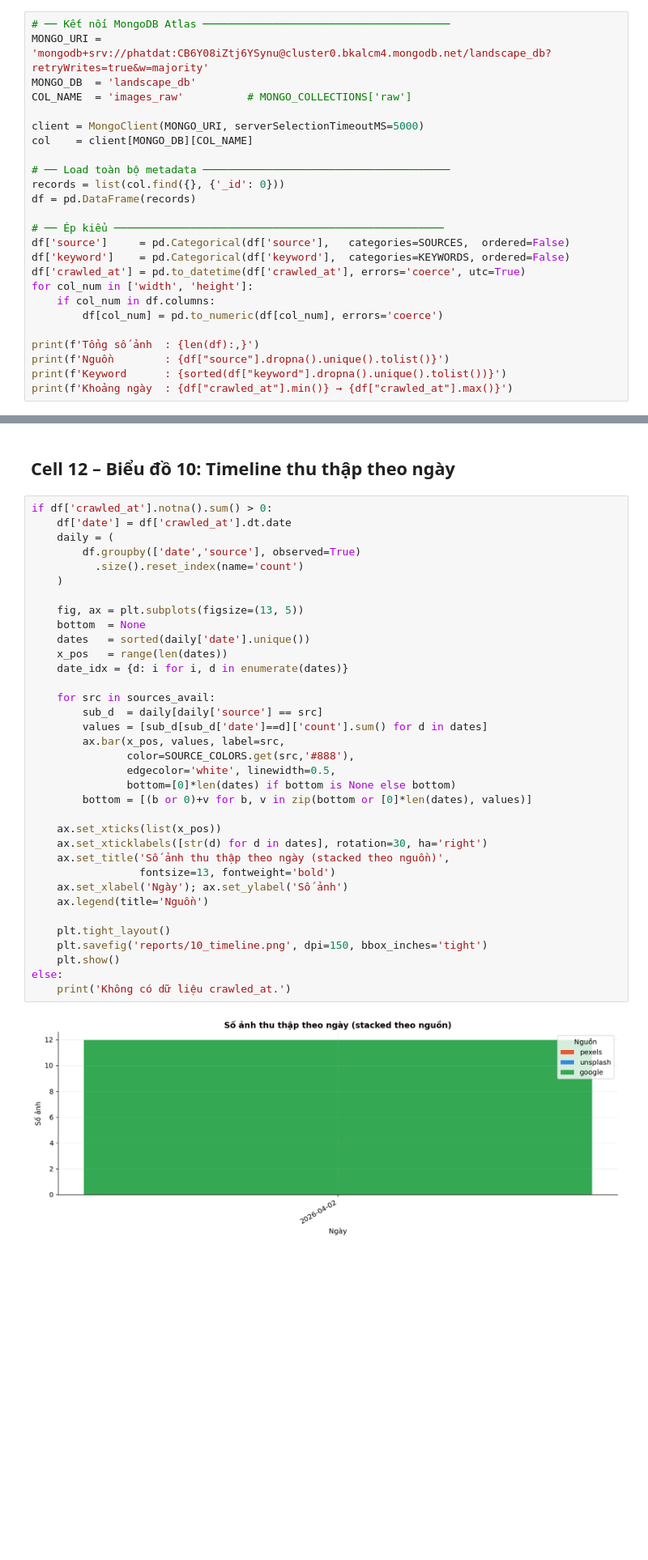
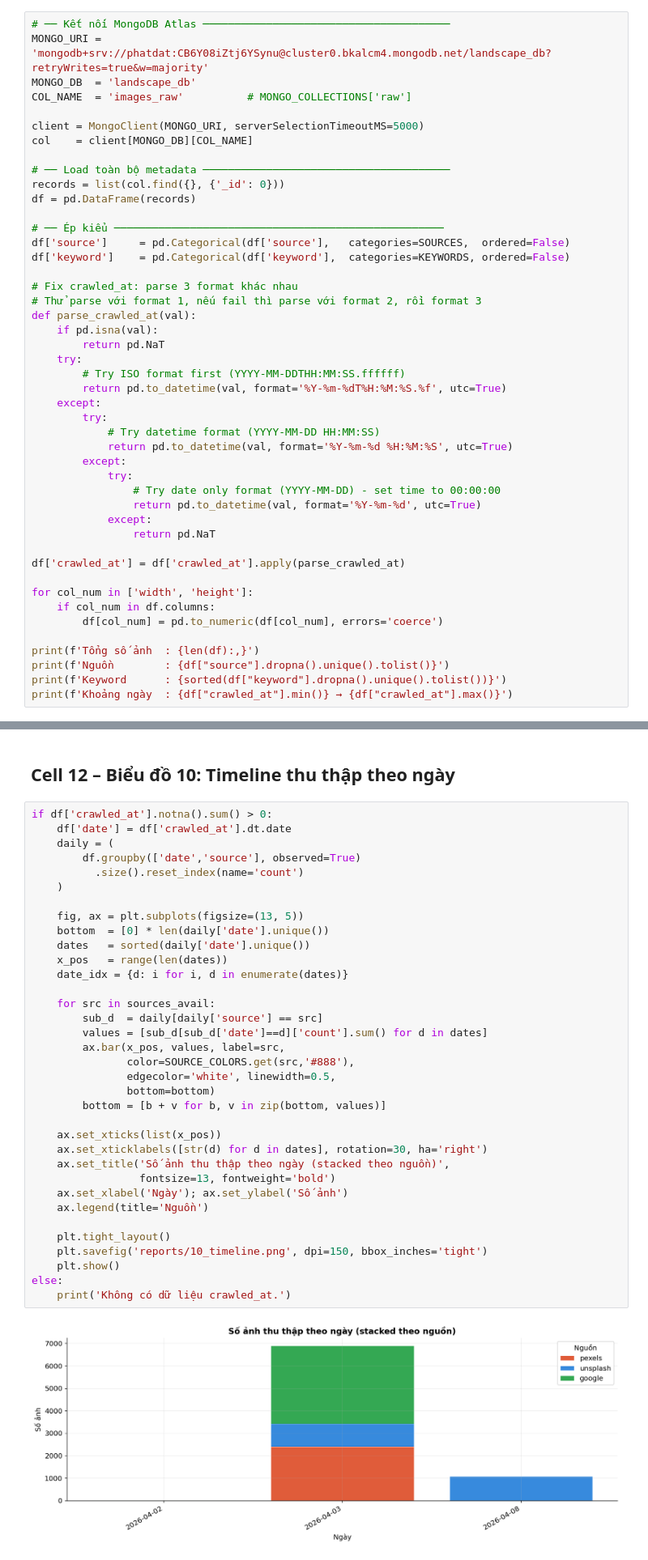
Before and after one commit to phatdat20905/landscape-image-clustering, a Jupyter notebook: notebooks/eda.ipynb, the cells around one changed output, grey strips where cells are left out. Shown at 81% size. Drawn from its saved outputs; the diff is of its cells as text; blank space fills up the shorter version.

```diff
--- a/notebooks/eda.ipynb
+++ b/notebooks/eda.ipynb
@@ -102,7 +84,28 @@ df = pd.DataFrame(records)
 # ── Ép kiểu ────────────────────────────────────────────────────
 df['source']     = pd.Categorical(df['source'],   categories=SOURCES,  ordered=False)
 df['keyword']    = pd.Categorical(df['keyword'],  categories=KEYWORDS, ordered=False)
-df['crawled_at'] = pd.to_datetime(df['crawled_at'], errors='coerce', utc=True)
+
+# Fix crawled_at: parse 3 format khác nhau
+# Thử parse với format 1, nếu fail thì parse với format 2, rồi format 3
+def parse_crawled_at(val):
+    if pd.isna(val):
+        return pd.NaT
+    try:
+        # Try ISO format first (YYYY-MM-DDTHH:MM:SS.ffffff)
+        return pd.to_datetime(val, format='%Y-%m-%dT%H:%M:%S.%f', utc=True)
+    except:
+        try:
+            # Try datetime format (YYYY-MM-DD HH:MM:SS)
+            return pd.to_datetime(val, format='%Y-%m-%d %H:%M:%S', utc=True)
+        except:
+            try:
+                # Try date only format (YYYY-MM-DD) - set time to 00:00:00
+                return pd.to_datetime(val, format='%Y-%m-%d', utc=True)
+            except:
+                return pd.NaT
+
+df['crawled_at'] = df['crawled_at'].apply(parse_crawled_at)
+
 for col_num in ['width', 'height']:
     if col_num in df.columns:
         df[col_num] = pd.to_numeric(df[col_num], errors='coerce')
@@ -486,37 +489,37 @@ if df['crawled_at'].notna().sum() > 0:
     daily = (
         df.groupby(['date','source'], observed=True)
           .size().reset_index(name='count')
     )
 
     fig, ax = plt.subplots(figsize=(13, 5))
-    bottom  = None
+    bottom  = [0] * len(daily['date'].unique())
     dates   = sorted(daily['date'].unique())
     x_pos   = range(len(dates))
     date_idx = {d: i for i, d in enumerate(dates)}
 
     for src in sources_avail:
         sub_d  = daily[daily['source'] == src]
         values = [sub_d[sub_d['date']==d]['count'].sum() for d in dates]
         ax.bar(x_pos, values, label=src,
                color=SOURCE_COLORS.get(src,'#888'),
                edgecolor='white', linewidth=0.5,
-               bottom=[0]*len(dates) if bottom is None else bottom)
-        bottom = [(b or 0)+v for b, v in zip(bottom or [0]*len(dates), values)]
+               bottom=bottom)
+        bottom = [b + v for b, v in zip(bottom, values)]
 
     ax.set_xticks(list(x_pos))
     ax.set_xticklabels([str(d) for d in dates], rotation=30, ha='right')
     ax.set_title('Số ảnh thu thập theo ngày (stacked theo nguồn)',
                  fontsize=13, fontweight='bold')
     ax.set_xlabel('Ngày'); ax.set_ylabel('Số ảnh')
     ax.legend(title='Nguồn')
 
     plt.tight_layout()
     plt.savefig('reports/10_timeline.png', dpi=150, bbox_inches='tight')
     plt.show()
 else:
     print('Không có dữ liệu crawled_at.')
 # %% [output]
-[figure, old version]
+[figure, new version]
 # %% [markdown]
 ---
 ## Cell 13 – Tổng kết & Nhận xét
```
Also changed, not shown: parts of 13 cells of this notebook, 18 other files.
